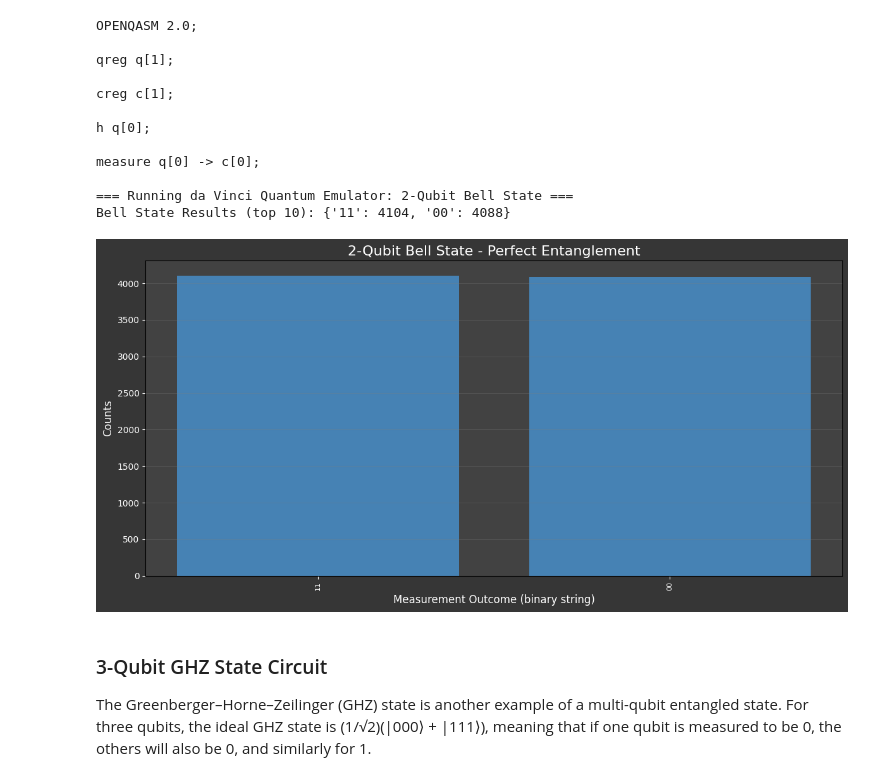
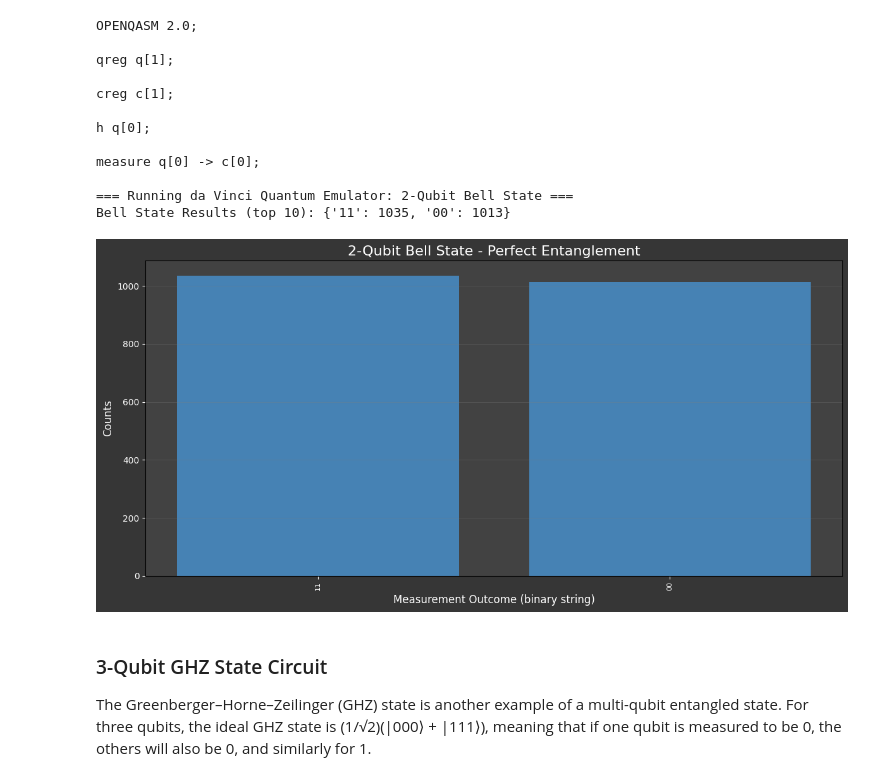
Before and after one commit to JamesEckhartJr/Quantum-Hardware-Projects, a Jupyter notebook: da_Vinci_2_Qubit_Bell_+_GHZ_State.ipynb, the cells around one changed output. Drawn from its saved outputs; the diff is of its cells as text; code cells hidden in the pictures.

```diff
--- a/da_Vinci_2_Qubit_Bell_+_GHZ_State.ipynb
+++ b/da_Vinci_2_Qubit_Bell_+_GHZ_State.ipynb
@@ -37,7 +37,7 @@ da_Vinci_Quantum_Emulator = 'theq-ae31b1'
 #Quantum Emulator address
 QUOKKA_URL = 'http://{}.quokkacomputing.com/qsim/qasm'.format(da_Vinci_Quantum_Emulator)
 
-SHOTS = 8192 # Number of measurement shots
+SHOTS = 2048 # Number of measurement shots
 
 # ================================================================
 
@@ -91,35 +91,35 @@ print("=== Running da Vinci Quantum Emulator: 2-Qubit Bell State ===")
 
 bell_qasm = """
 OPENQASM 2.0;
 include "qelib1.inc";
 
 qreg q[2];
 creg c[2];
 
 h q[0];          // Create superposition
 cx q[0], q[1];   // Entangle the two qubits
 measure q[0] -> c[0];
 measure q[1] -> c[1];
 """
 
 bell_results = run_qasm(bell_qasm, SHOTS)
 print("Bell State Results (top 10):", dict(list(bell_results.items())[:10]))
 
 plot_results(bell_results, "2-Qubit Bell State - Perfect Entanglement")
 # %% [output]
 OPENQASM 2.0;
 
 qreg q[1];
 
 creg c[1];
 
 h q[0];
 
 measure q[0] -> c[0];
 
 === Running da Vinci Quantum Emulator: 2-Qubit Bell State ===
-Bell State Results (top 10): {'11': 4104, '00': 4088}
+Bell State Results (top 10): {'11': 1035, '00': 1013}
-[figure, old version]
+[figure, new version]
 # %% [markdown]
 ### 3-Qubit GHZ State Circuit
 
```
Also changed, not shown: parts of 1 cell of this notebook.
